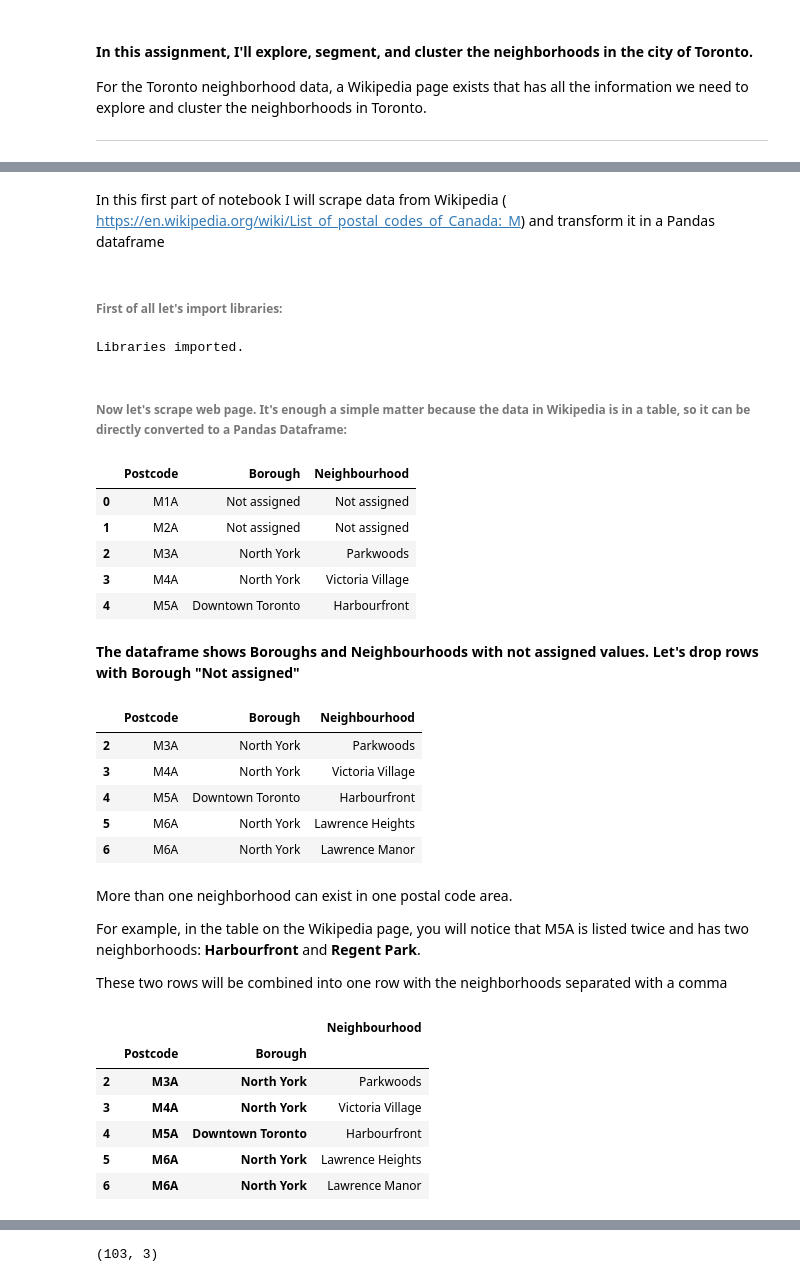
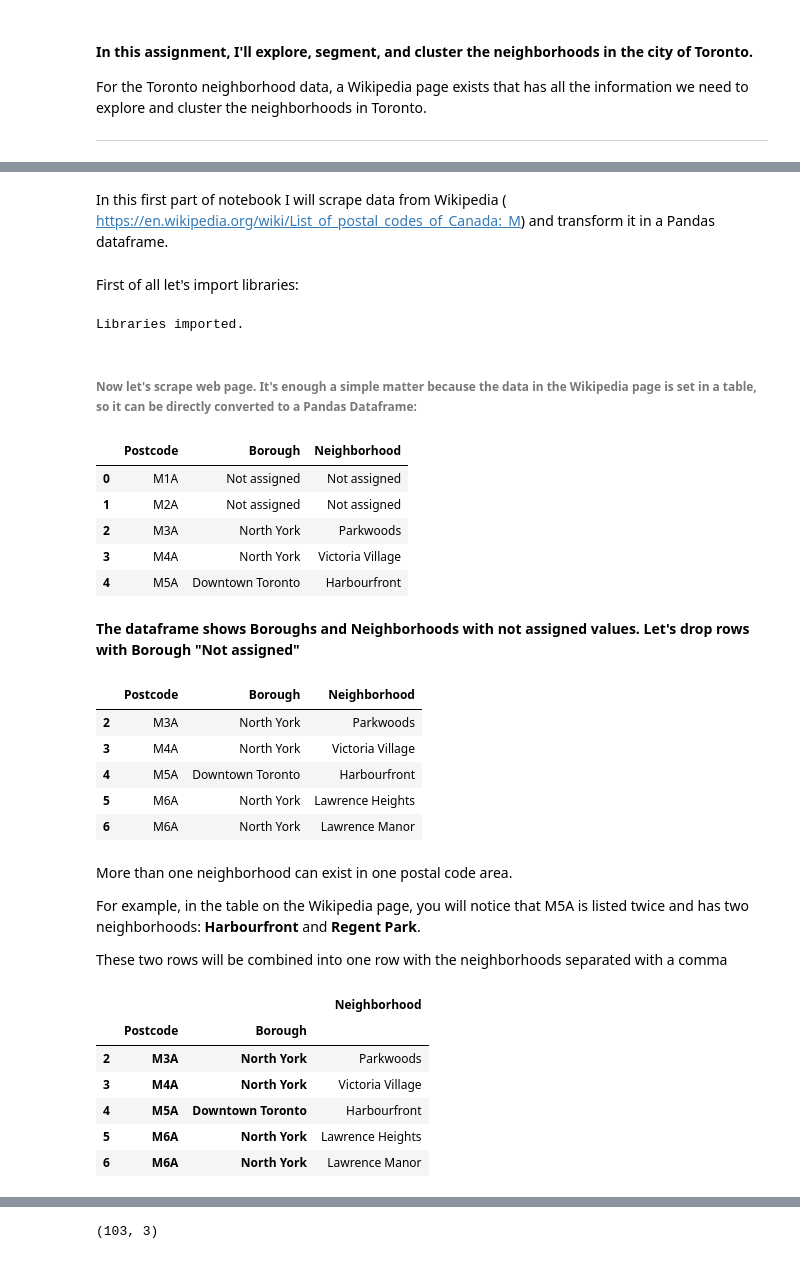
Before and after one commit to claudio-calamita/Coursera_Capstone, a Jupyter notebook: Week 3 Assignment.ipynb, the cells around one changed output, grey strips where cells are left out. Saved outputs shown, nothing was run; the diff lists cells and outputs as text; code cells hidden in the pictures.

```diff
--- a/Week 3 Assignment.ipynb
+++ b/Week 3 Assignment.ipynb
@@ -10,8 +28,8 @@ For the Toronto neighborhood data, a Wikipedia page exists that has all the info
 # First Part: Scraping, Wrangling, Cleaning dataset
 # %% [markdown]
-In this first part of notebook I will scrape data from Wikipedia ( https://en.wikipedia.org/wiki/List_of_postal_codes_of_Canada:_M) and transform it in a Pandas dataframe
+In this first part of notebook I will scrape data from Wikipedia ( https://en.wikipedia.org/wiki/List_of_postal_codes_of_Canada:_M) and transform it in a Pandas dataframe.
 # %% [markdown]
-###### First of all let's import libraries:
+First of all let's import libraries:
 # %%
 #Install packages
 !pip -q install geopy
@@ -45,29 +63,35 @@ print('Libraries imported.')
 # %% [output]
 Libraries imported.
 # %% [markdown]
-###### Now let's scrape web page. It's enough a simple matter because the data in Wikipedia is in a table, so it can be directly converted to a Pandas Dataframe:
+###### Now let's scrape web page. It's enough a simple matter because the data in the Wikipedia page is set in a table, so it can be directly converted to a Pandas Dataframe:
 # %%
 res = requests.get("https://en.wikipedia.org/wiki/List_of_postal_codes_of_Canada:_M")
 soup = BeautifulSoup(res.content,'lxml')
+
 table = soup.find_all('table')[0]
 df = pd.read_html(str(table))[0]
+
+names_columns = [col for col in df.columns]
+if('Neighbourhood' in names_columns ):
+    df.columns = ['Postcode', 'Borough', 'Neighborhood']
+
 df.head()
 # %% [output]
-|  | Postcode | Borough | Neighbourhood |
+|  | Postcode | Borough | Neighborhood |
 | 0 | M1A | Not assigned | Not assigned |
 | 1 | M2A | Not assigned | Not assigned |
 | 2 | M3A | North York | Parkwoods |
 | 3 | M4A | North York | Victoria Village |
 | 4 | M5A | Downtown Toronto | Harbourfront |
 # %% [markdown]
-__The dataframe shows Boroughs and Neighbourhoods with not assigned values. Let's drop rows with Borough "Not assigned"__
+__The dataframe shows Boroughs and Neighborhoods with not assigned values. Let's drop rows with Borough "Not assigned"__
 # %%
 indicesToDrop = df[df['Borough'] == 'Not assigned'].index
 df.drop(indicesToDrop, inplace=True)
 # %%
 df.head()
 # %% [output]
-|  | Postcode | Borough | Neighbourhood |
+|  | Postcode | Borough | Neighborhood |
 | 2 | M3A | North York | Parkwoods |
 | 3 | M4A | North York | Victoria Village |
 | 4 | M5A | Downtown Toronto | Harbourfront |
@@ -86,7 +110,7 @@ df.set_index(["Postcode", "Borough"], inplace = True,
 # %%
 df.head()
 # %% [output]
-|  |  |  | Neighbourhood |
+|  |  |  | Neighborhood |
 |  | Postcode | Borough |  |
 | 2 | M3A | North York | Parkwoods |
 | 3 | M4A | North York | Victoria Village |
```
Also changed, not shown: parts of 62 cells of this notebook.
